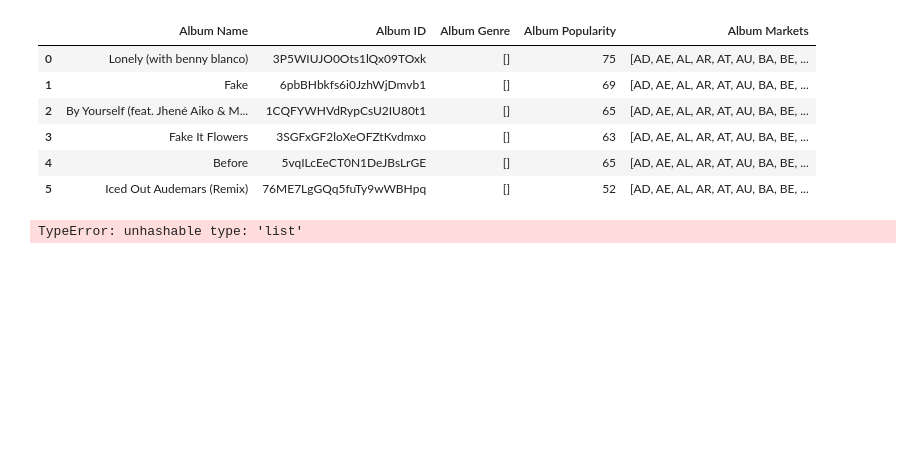
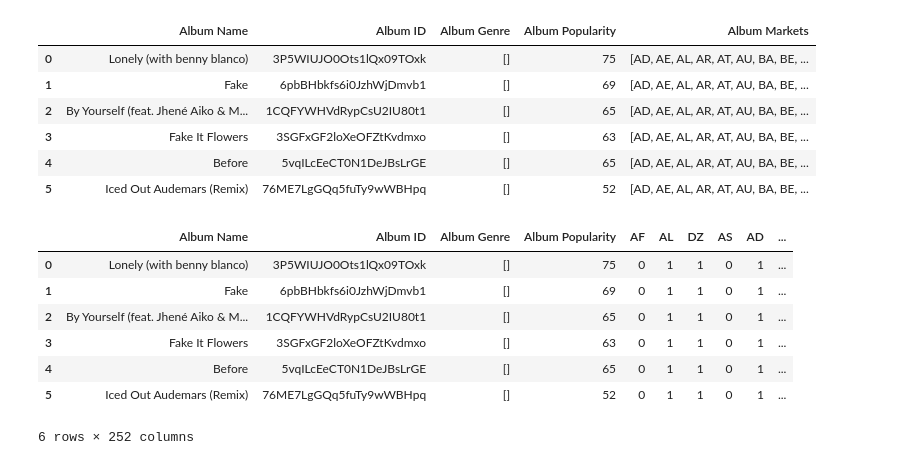
Before and after one commit to cveras33/project-1-group-6, a Jupyter notebook: Python Files :: Country_Data/2 - Use the ALBUM API.ipynb, the cells around one changed output. Drawn from its saved outputs; the diff is of its cells as text; code cells hidden in the pictures; blank space fills up the shorter version.

```diff
--- a/Python Files :: Country_Data/2 - Use the ALBUM API.ipynb
+++ b/Python Files :: Country_Data/2 - Use the ALBUM API.ipynb
@@ -228,4 +260,0 @@ market_df = album_api_df["Album Markets"]
-# %%
-market_df.nunique()
-# %% [output]
-TypeError: unhashable type: 'list'
@@ -231,0 +263,34 @@ TypeError: unhashable type: 'list'
+# %%
+next_code = 0
+while next_code < len(album_api_df["Album Markets"][0]):
+    for market in album_api_df["Album Markets"]:
+        for code in iso_code:
+            country = album_api_df["Album Markets"][0][next_code]
+            isocode = code
+            if country == code:
+                album_api_df[f"{country}"] = 1
+            else:
+                album_api_df[f"{isocode}"] = 0
+    next_code = (next_code + 1)
+
+next_code = 0
+while next_code < len(album_api_df["Album Markets"][0]):
+    for market in album_api_df["Album Markets"]:
+        for code in iso_code:
+            country = album_api_df["Album Markets"][0][next_code]
+            isocode = code
+            if country == code:
+                album_api_df[f"{country}"] = 1
+    next_code = (next_code + 1)
+
+cleaned_df = album_api_df.drop(columns="Album Markets")
+cleaned_df
+# %% [output]
+|  | Album Name | Album ID | Album Genre | Album Popularity | AF | AL | DZ | AS | AD | ... |
+| 0 | Lonely (with benny blanco) | 3P5WIUJO0Ots1lQx09TOxk | [] | 75 | 0 | 1 | 1 | 0 | 1 | ... |
+| 1 | Fake | 6pbBHbkfs6i0JzhWjDmvb1 | [] | 69 | 0 | 1 | 1 | 0 | 1 | ... |
+| 2 | By Yourself (feat. Jhené Aiko & M... | 1CQFYWHVdRypCsU2IU80t1 | [] | 65 | 0 | 1 | 1 | 0 | 1 | ... |
+| 3 | Fake It Flowers | 3SGFxGF2loXeOFZtKvdmxo | [] | 63 | 0 | 1 | 1 | 0 | 1 | ... |
+| 4 | Before | 5vqILcEeCT0N1DeJBsLrGE | [] | 65 | 0 | 1 | 1 | 0 | 1 | ... |
+| 5 | Iced Out Audemars (Remix) | 76ME7LgGQq5fuTy9wWBHpq | [] | 52 | 0 | 1 | 1 | 0 | 1 | ... |
+6 rows × 252 columns
```
Also changed, not shown: parts of 14 cells of this notebook, 3 other files.
